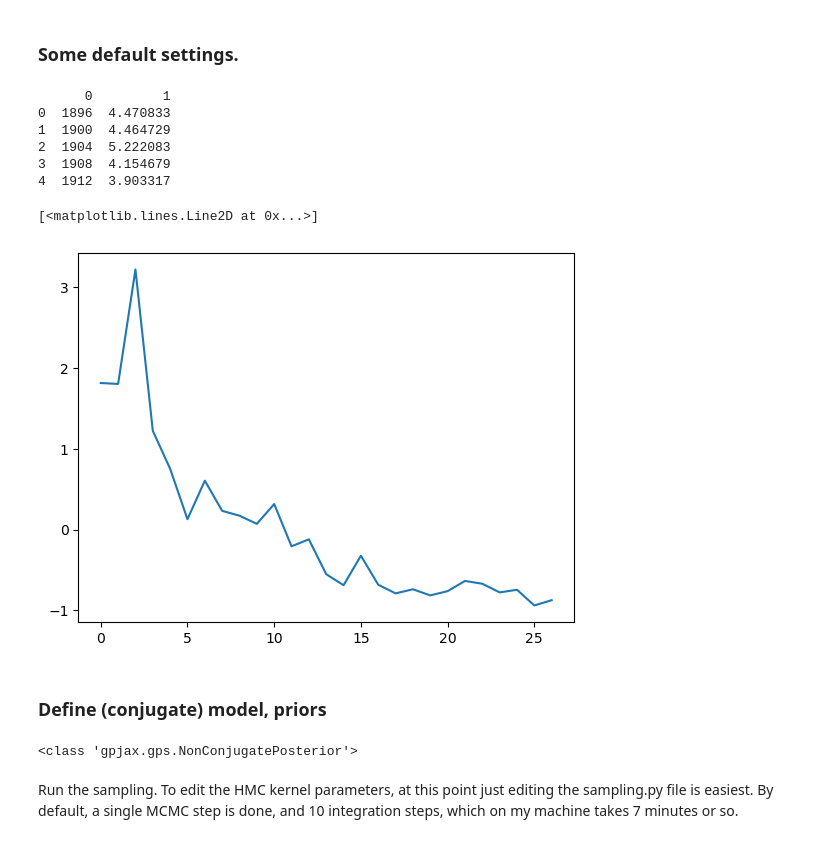
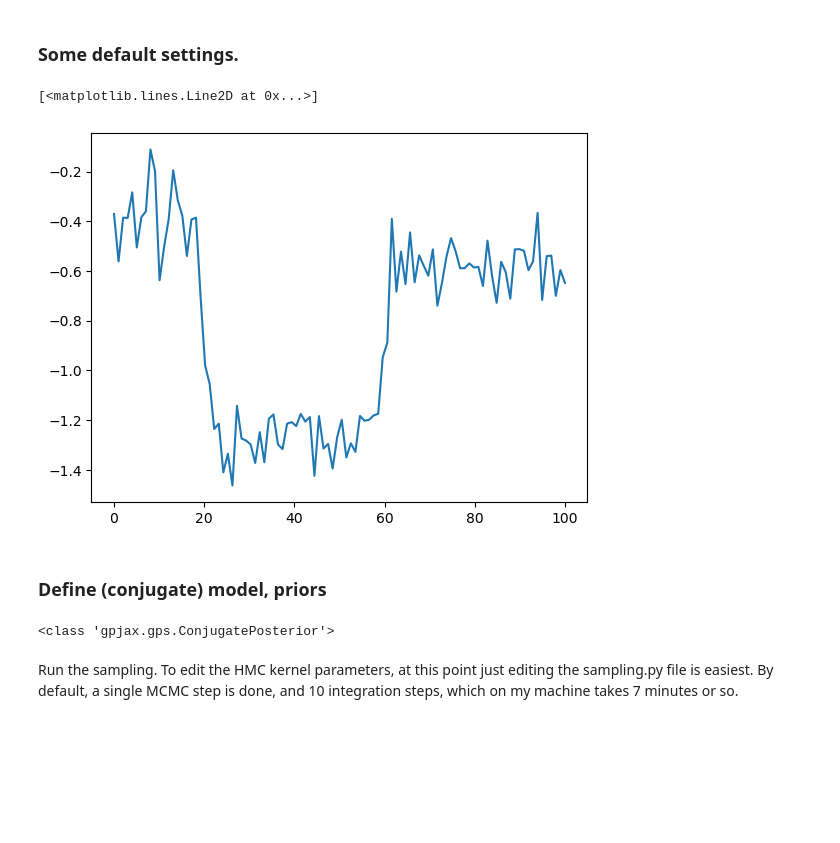
Before and after one commit to JVerbeek/jax-changepoints, a Jupyter notebook: demo.ipynb, the cells around one changed output. Drawn from its saved outputs; the diff is of its cells as text; code cells hidden in the pictures; blank space fills up the shorter version.

```diff
--- a/demo.ipynb
+++ b/demo.ipynb
@@ -48,49 +49,33 @@ N_particles = 10000
 key, subkey = jr.split(key)
-# %%
-import pods
-import numpy as np
-import pandas as pd
-
-data = pd.read_csv("/home/janneke/ods_data_cache/olympic_marathon_men/olympicMarathonTimes.csv", header=None)
-print(data.head())
-X = data[0].to_numpy().reshape(-1, 1)
-y = data[1].to_numpy().reshape(-1, 1)
-
-offset = y.mean()
-scale = np.sqrt(y.var())
-yhat = (y - offset)/scale
-D = gpx.Dataset(X=X, y=y)
-plt.plot(yhat)
-# %% [output]
-      0         1
-0  1896  4.470833
-1  1900  4.464729
-2  1904  5.222083
-3  1908  4.154679
-4  1912  3.903317
-[<matplotlib.lines.Line2D at 0x...>]
-[figure, removed]
+# %%
+data = np.load("data.npz")
+X, y = data["X"], data["y"]
+D = gpx.Dataset(X=X, y=y)
+plt.plot(X, y)
+# %% [output]
+[<matplotlib.lines.Line2D at 0x...>]
+[figure, added]
 # %% [markdown]
 ### Define (conjugate) model, priors
 # %%
-#kernel = ChangePoints(kernels=[gpx.kernels.RBF(), gpx.kernels.RBF()], locations=[50], steepness=[1])
-kernel = gpx.kernels.RBF(lengthscale=2)
+kernel = ChangePoints(kernels=[gpx.kernels.RBF(), gpx.kernels.RBF()], locations=[50], steepness=[1])
+#kernel = gpx.kernels.RBF(lengthscale=2)
 meanf = gpx.mean_functions.Constant(1)
 prior = gpx.gps.Prior(mean_function=meanf, kernel=kernel)
-likelihood = StudentT(scale=1, df=3, num_datapoints=D.n)
+likelihood = gpx.likelihoods.Gaussian(num_datapoints=D.n)
 
 posterior = prior * likelihood
 graphdef, params, *static_state = nnx.split(posterior, gpx.parameters.Parameter, ...)
-prior_dict = {"prior": {"kernel": {"variance": tfd.Gamma(1, 1), "lengthscale": tfd.Gamma(1, 1)},  # Uncomment for regular RBF kernel
-                        "mean_function": {"constant": tfd.Normal(0, 10)}}, # "likelihood": {"obs_stddev": tfd.LogNormal(1, 1)}}
-              "latent": tfd.Normal(0, 1)}   # and replace likelihood with this for NonConjugate case
+# prior_dict = {"prior": {"kernel": {"variance": tfd.Gamma(1, 1), "lengthscale": tfd.Gamma(1, 1)},  # Uncomment for regular RBF kernel
+#                         "mean_function": {"constant": tfd.Normal(0, 10)}}, "likelihood": {"obs_stddev": tfd.LogNormal(1, 1)}}
+#              # "latent": tfd.Normal(0, 1)}   # and replace likelihood with this for NonConjugate case
 
-# prior_dict = {"prior": {"kernel": {"kernels": {0: {"variance": tfd.LogNormal(0, 1), "lengthscale": tfd.LogNormal(1, 1)},
-#                                                1: {"variance": tfd.LogNormal(0, 1), "lengthscale": tfd.LogNormal(1, 1)}},
-#                                     "locations": tfd.Uniform(0, len(X)),
-#                                     "steepness": tfd.Uniform(0, 10)},
-#                         "mean_function": {"constant": tfd.Normal(0, 1)}},
-#                         "likelihood": {"obs_stddev": tfd.LogNormal(1, 1)}}
+prior_dict = {"prior": {"kernel": {"kernels": {0: {"variance": tfd.LogNormal(0, 1), "lengthscale": tfd.LogNormal(1, 1)},
+                                               1: {"variance": tfd.LogNormal(0, 1), "lengthscale": tfd.LogNormal(1, 1)}},
+                                    "locations": tfd.Uniform(0, len(X)),
+                                    "steepness": tfd.Uniform(0, 10)},
+                        "mean_function": {"constant": tfd.Normal(0, 1)}},
+                        "likelihood": {"obs_stddev": tfd.LogNormal(1, 1)}}
 
 posterior = set_priors(posterior, prior_dict)
 graphdef, params, *static_state = nnx.split(posterior, gpx.parameters.Parameter, ...)
@@ -99,7 +84,7 @@ particle_list = init_particles(posterior, N_particles, key)
 print(type(particle_list))   ### Should return (Non)ConjugatePosterior
 #print(gpx.objectives.non_conjugate_mll(posterior, D))
 # %% [output]
-<class 'gpjax.gps.NonConjugatePosterior'>
+<class 'gpjax.gps.ConjugatePosterior'>
 # %% [markdown]
 Run the sampling. To edit the HMC kernel parameters, at this point just editing the sampling.py file is easiest. By default, a single MCMC step is done, and 10 integration steps, which on my machine takes 7 minutes or so.
 # %%
```
Also changed, not shown: parts of 5 cells of this notebook, 5 other files.
